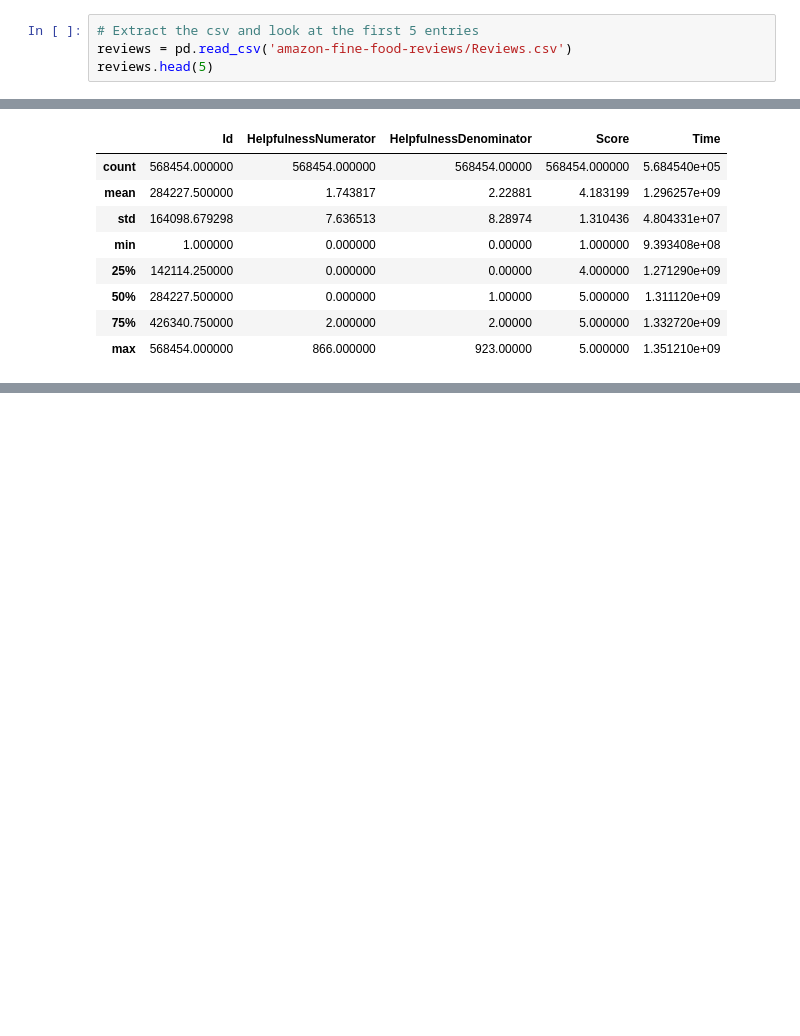
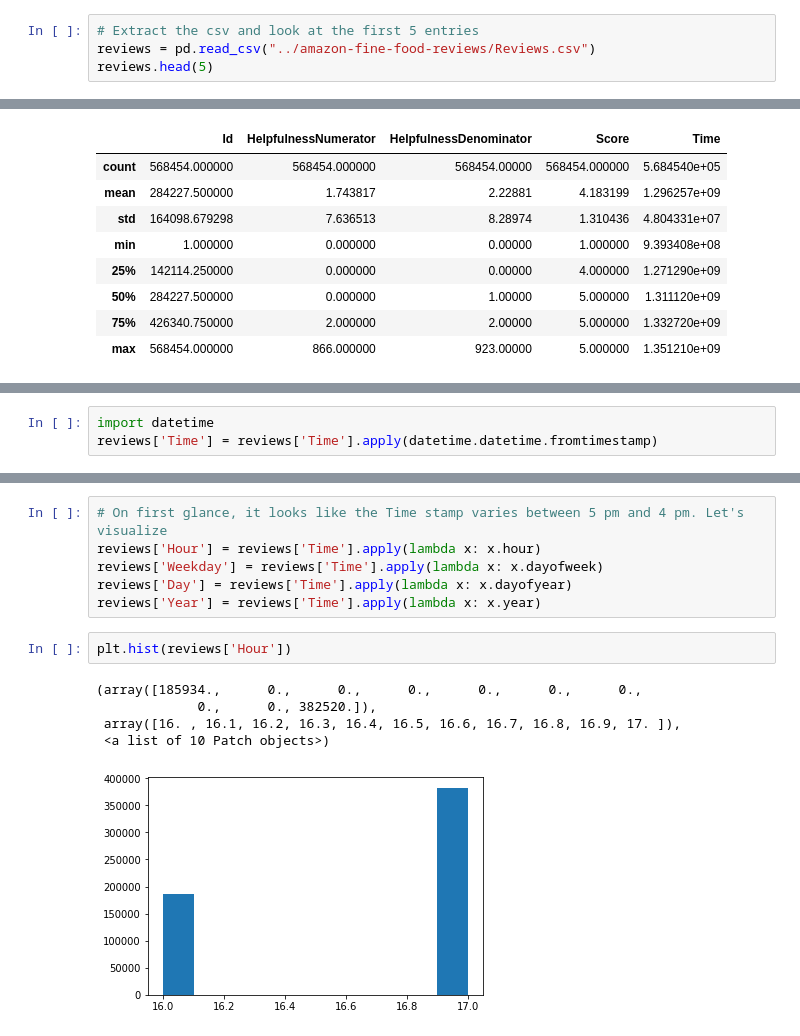
Before and after one commit to MintMin/AmazonReviewsAnalysis, a Jupyter notebook: Nic/Week 1 Nic's Exploratory Analysis.ipynb, the cells around one changed output, grey strips where cells are left out. Cells and saved outputs as stored; diff of their text form; blank space fills up the shorter version.

Commit message:
A variety of directions with the exploration. Definitely not thorough, and hopefully can work on it a bit more before 8 pm

```diff
--- a/Nic/Week 1 Nic's Exploratory Analysis.ipynb
+++ b/Nic/Week 1 Nic's Exploratory Analysis.ipynb
@@ -5,7 +5,7 @@ import pandas as pd
 import matplotlib.pyplot as plt
 # %%
 # Extract the csv and look at the first 5 entries
-reviews = pd.read_csv('amazon-fine-food-reviews/Reviews.csv')
+reviews = pd.read_csv("../amazon-fine-food-reviews/Reviews.csv")
 reviews.head(5)
 # %% [output]
 |  | Id | ProductId | UserId | ProfileName | HelpfulnessNumerator | HelpfulnessDenominator | Score | ... |
@@ -29,0 +110,3 @@ reviews.describe()
+# %%
+import datetime
+reviews['Time'] = reviews['Time'].apply(datetime.datetime.fromtimestamp)
@@ -29,0 +120,14 @@ reviews.describe()
+# %%
+# On first glance, it looks like the Time stamp varies between 5 pm and 4 pm. Let's visualize
+reviews['Hour'] = reviews['Time'].apply(lambda x: x.hour)
+reviews['Weekday'] = reviews['Time'].apply(lambda x: x.dayofweek)
+reviews['Day'] = reviews['Time'].apply(lambda x: x.dayofyear)
+reviews['Year'] = reviews['Time'].apply(lambda x: x.year)
+# %%
+plt.hist(reviews['Hour'])
+# %% [output]
+(array([185934.,      0.,      0.,      0.,      0.,      0.,      0.,
+             0.,      0., 382520.]),
+ array([16. , 16.1, 16.2, 16.3, 16.4, 16.5, 16.6, 16.7, 16.8, 16.9, 17. ]),
+ <a list of 10 Patch objects>)
+[figure, added]
```
Also changed, not shown: parts of 25 cells of this notebook.
